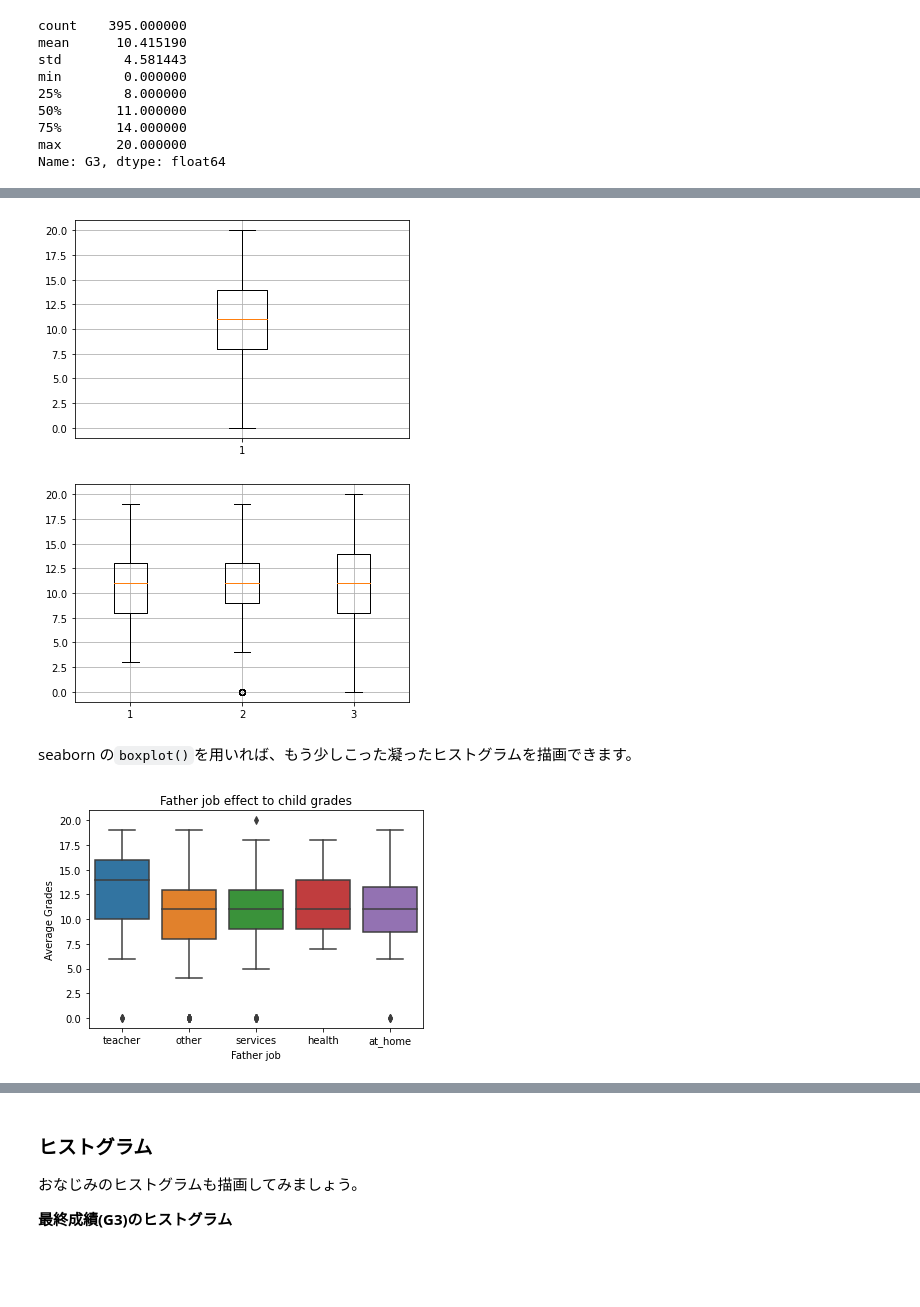
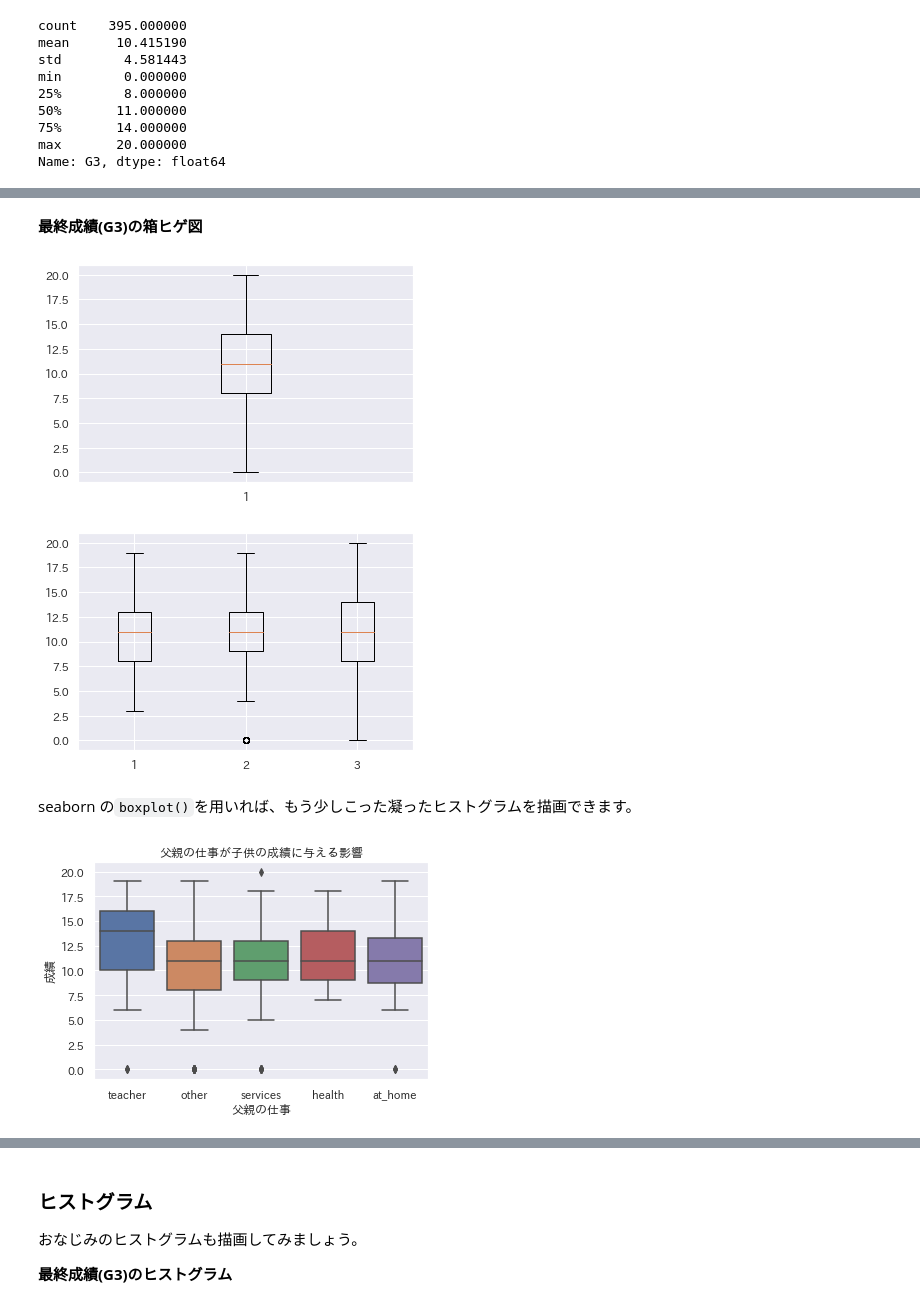
Before and after one commit to KuramitsuLab/kolab, a Jupyter notebook: src_ds/ds05data.ipynb, the cells around one changed output, grey strips where cells are left out. Drawn from its saved outputs; the diff is of its cells as text; code cells hidden in the pictures; blank space fills up the shorter version.

```diff
--- a/src_ds/ds05data.ipynb
+++ b/src_ds/ds05data.ipynb
@@ -7,10 +7,16 @@
 
 __モジュールの準備__
 # %%
+import numpy as np
 import pandas as pd
-import numpy as np
 import matplotlib.pyplot as plt
 import seaborn as sns
+try:
+    import japanize_matplotlib #matplotlibの日本語化
+except ModuleNotFoundError:
+    !pip install japanize_matplotlib
+    import japanize_matplotlib
+sns.set(font="IPAexGothic") #日本語フォント設定
 # %% [markdown]
 ## データ入手
 
@@ -296,24 +293,26 @@ __最終成績(G3)の箱ヒゲ図__
+# %% [markdown]
+__最終成績(G3)の箱ヒゲ図__
 # %%
 plt.boxplot(data['G3'])
 plt.grid(True)
 # %% [output]
-[figure, old version]
+[figure, new version]
 # %%
 ## G1, G2, G3 と表示する例
 plt.boxplot([data['G1'], data['G2'], data['G3']])
 plt.grid(True)
 # %% [output]
-[figure, old version]
+[figure, new version]
 # %% [markdown]
 seaborn の`boxplot()`を用いれば、もう少しこった凝ったヒストグラムを描画できます。
 # %%
 sns.boxplot(x=data['Fjob'],y=data['G3'])
-plt.title('Father job effect to child grades')
-plt.xlabel('Father job')
-plt.ylabel('Average Grades')
+plt.title('父親の仕事が子供の成績に与える影響')
+plt.xlabel('父親の仕事')
+plt.ylabel('成績')
 plt.show()
 # %% [output]
-[figure, old version]
+[figure, new version]
 # %%
 ## subplot を使った凝ったグラフ
 
```
Also changed, not shown: parts of 24 cells of this notebook, 3 other files.
